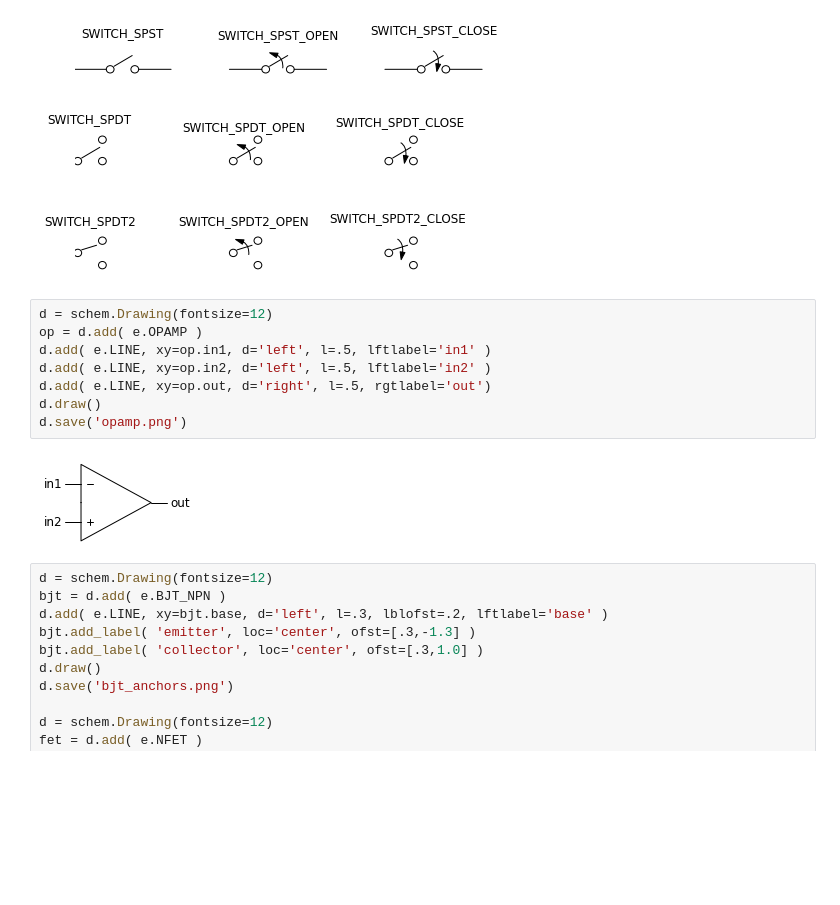
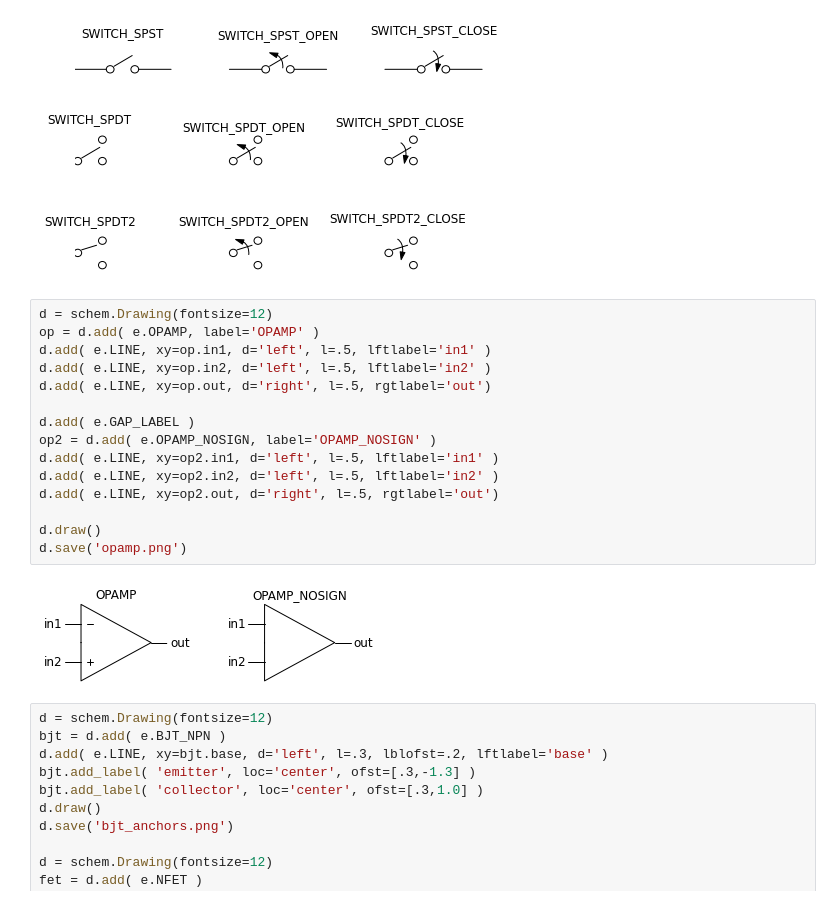
Before and after one commit to cdelker/schemdraw, a Jupyter notebook: docs/img/doc_images.ipynb, the cells around one changed output. Drawn from its saved outputs; the diff is of its cells as text; blank space fills up the shorter version.

```diff
--- a/docs/img/doc_images.ipynb
+++ b/docs/img/doc_images.ipynb
@@ -89,14 +89,21 @@ drawElements( switches, n=3, dx=1.2, dy=3, fname='switches.png', lblloc='center'
 [figure]
 # %%
 d = schem.Drawing(fontsize=12)
-op = d.add( e.OPAMP )
+op = d.add( e.OPAMP, label='OPAMP' )
 d.add( e.LINE, xy=op.in1, d='left', l=.5, lftlabel='in1' )
 d.add( e.LINE, xy=op.in2, d='left', l=.5, lftlabel='in2' )
 d.add( e.LINE, xy=op.out, d='right', l=.5, rgtlabel='out')
+
+d.add( e.GAP_LABEL )
+op2 = d.add( e.OPAMP_NOSIGN, label='OPAMP_NOSIGN' )
+d.add( e.LINE, xy=op2.in1, d='left', l=.5, lftlabel='in1' )
+d.add( e.LINE, xy=op2.in2, d='left', l=.5, lftlabel='in2' )
+d.add( e.LINE, xy=op2.out, d='right', l=.5, rgtlabel='out')
+
 d.draw()
 d.save('opamp.png')
 # %% [output]
-[figure, old version]
+[figure, new version]
 # %%
 d = schem.Drawing(fontsize=12)
 bjt = d.add( e.BJT_NPN )
```
Also changed, not shown: parts of 3 cells of this notebook, 11 other files.
